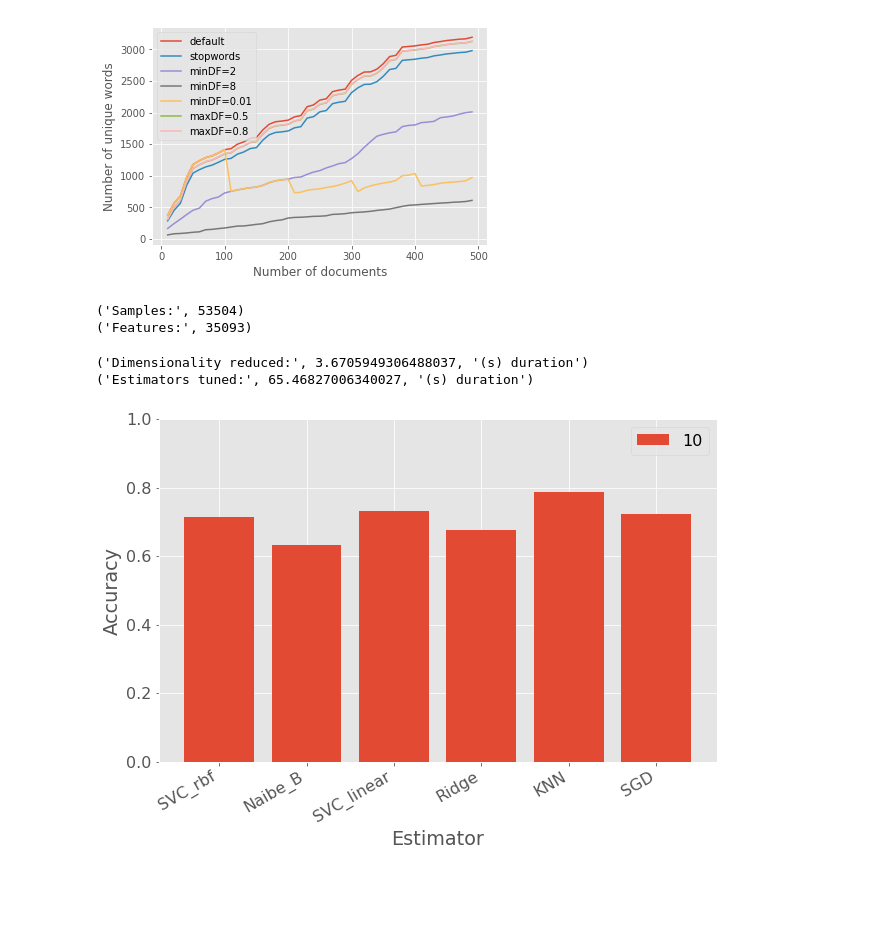
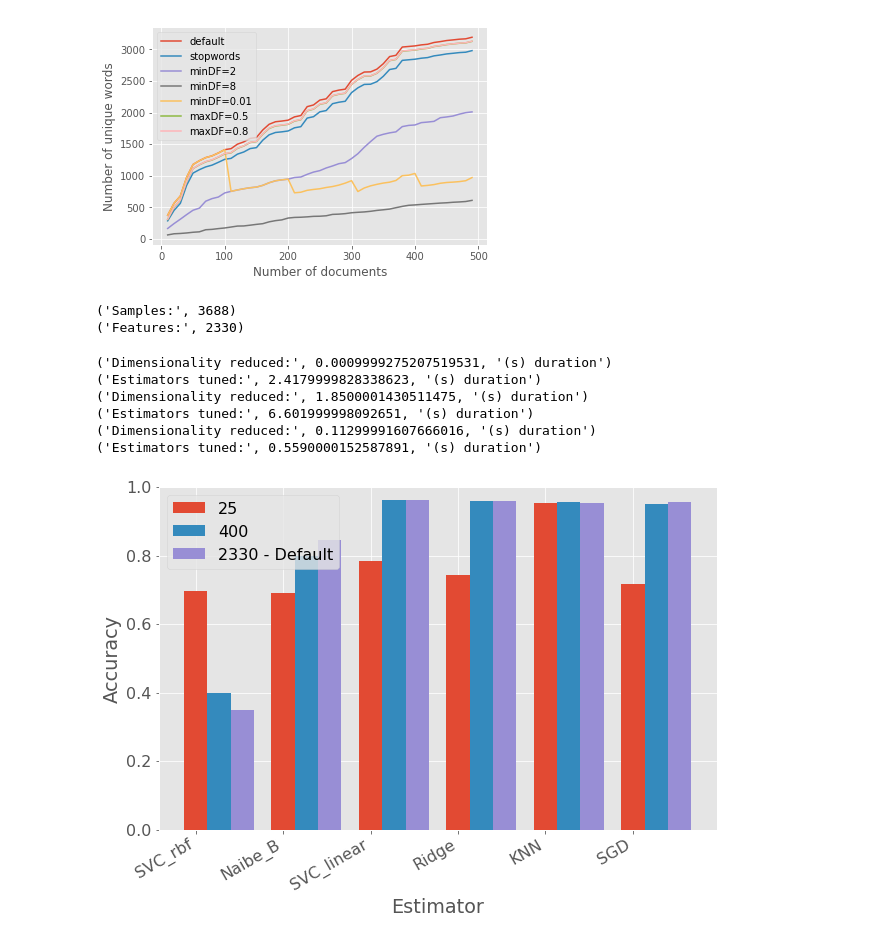
Before and after one commit to hampusadamsson/darknet_market_analyzis, a Jupyter notebook: dataset_ml.ipynb, the cells around one changed output. Drawn from its saved outputs; the diff is of its cells as text; code cells hidden in the pictures; blank space fills up the shorter version.

Commit message:
added category mapping
mapping AB-PO

```diff
--- a/dataset_ml.ipynb
+++ b/dataset_ml.ipynb
@@ -41,8 +44,11 @@ plt.style.use("ggplot")
 
 # data = pickle.load(open("dataset/dataset_alphabay.p","rb"))
 # data = pickle.load(open("dataset/dataset_poseidon.p","rb"))
-# data = pickle.load(open("dataset/dataset_poseidon_nocheat.p","rb"))
-data = pickle.load(open("dataset/dataset_alphabay_nocheat.p","rb"))
+data = pickle.load(open("dataset/dataset_poseidon_nocheat.p","rb"))
+# data = pickle.load(open("dataset/dataset_alphabay_nocheat.p","rb"))
+
+data_po = pickle.load(open("dataset/dataset_poseidon_nocheat.p","rb"))
+data_ab = pickle.load(open("dataset/dataset_alphabay_nocheat.p","rb"))
 # %%
 #
 # Construct the data - X and Y (input/output)
@@ -203,14 +310,14 @@ X_tfidf = tfidf(description)
 print("Samples:",X_tfidf.shape[0])
 print("Features:",X_tfidf.shape[1])
 # %% [output]
-('Samples:', 53504)
-('Features:', 35093)
+('Samples:', 3688)
+('Features:', 2330)
 # %%
 #
 # Problem and target
 #
 
-problem = category
+problem = category_po_main
 input_data = tfidf(description)
 problem_numeric = [list(set(problem)).index(x) for x in problem]
 # %%
@@ -225,50 +332,71 @@ def create_clf(inp_):
                             ('Naibe_B',sklearn.naive_bayes.BernoulliNB()),
                             ('SVC_linear', sklearn.svm.LinearSVC()),
                             ('Ridge',sklearn.linear_model.RidgeClassifier()),
-                            ('KNN',sklearn.neighbors.KNeighborsClassifier(n_neighbors=100)),
+                            ('KNN',sklearn.neighbors.KNeighborsClassifier()),
                             ('SGD',SGDClassifier())])
     clf.fit(X_train, y_train)
     return(clf)
 
 start = time()
-input_, pca = red_dim(input_data, 10)
+# input_, pca = red_dim(input_data, 400)
+input_ = input_data
 print("Dimensionality reduced:",time()-start, "(s) duration")
 clf = create_clf(input_)
 print("Estimators tuned:",time()-start, "(s) duration")
-clf10 = (clf, input_, "10")
+clfD = (clf, input_, "2330 - Default")
+
+
+start = time()
+input_, pca = red_dim(input_data, 400)
+print("Dimensionality reduced:",time()-start, "(s) duration")
+clf = create_clf(input_)
+print("Estimators tuned:",time()-start, "(s) duration")
+clf400 = (clf, input_, "400")
+
+
+start = time()
+input_, pca = red_dim(input_data, 25)
+print("Dimensionality reduced:",time()-start, "(s) duration")
+clf = create_clf(input_)
+print("Estimators tuned:",time()-start, "(s) duration")
+clf25 = (clf, input_, "25")
 # %% [output]
-('Dimensionality reduced:', 3.6705949306488037, '(s) duration')
-('Estimators tuned:', 65.46827006340027, '(s) duration')
+('Dimensionality reduced:', 0.0009999275207519531, '(s) duration')
+('Estimators tuned:', 2.4179999828338623, '(s) duration')
+('Dimensionality reduced:', 1.8500001430511475, '(s) duration')
+('Estimators tuned:', 6.601999998092651, '(s) duration')
+('Dimensionality reduced:', 0.11299991607666016, '(s) duration')
+('Estimators tuned:', 0.5590000152587891, '(s) duration')
 # %%
 #
 # Plot result of multiple classifiers (clfs)
 #
 matplotlib.rcParams.update({'font.size': 16})
 
 def plot_clfs(clf_list):
     fig = plt.figure(figsize=(10,7))
 
     for ind, clf_tup in enumerate(clf_list):
         clf_, input_, names = clf_tup
         _, X_test, _, y_test = train_test_split(input_, problem_numeric, test_size=0.25, random_state=1)
 
         clf_count = np.arange(len(clf_.estimators))
         clf_scores = [est.score(X_test, y_test) for est in clf_.estimators_]
         clf_names = [n[0] for n in clf_.estimators]
         plt.bar(clf_count+((.8/len(clf_list)))*ind, clf_scores, width=.8/(len(clf_list)), label=names)
 
         plt.xticks(clf_count, clf_names)
 
     fig.autofmt_xdate()
     plt.legend()
     plt.ylim([0,1])
     plt.xlabel("Estimator")
     plt.ylabel("Accuracy")
     fig.show()
     plt.show()
 
 # plot_clfs([clfD, clf300, clf100, clf50, clf10, clf3, clf1])
-plot_clfs([clf10])
+plot_clfs([clf25, clf400, clfD])
 # %% [output]
-[figure, old version]
+[figure, new version]
 # %%
```
Also changed, not shown: parts of 10 cells of this notebook.
